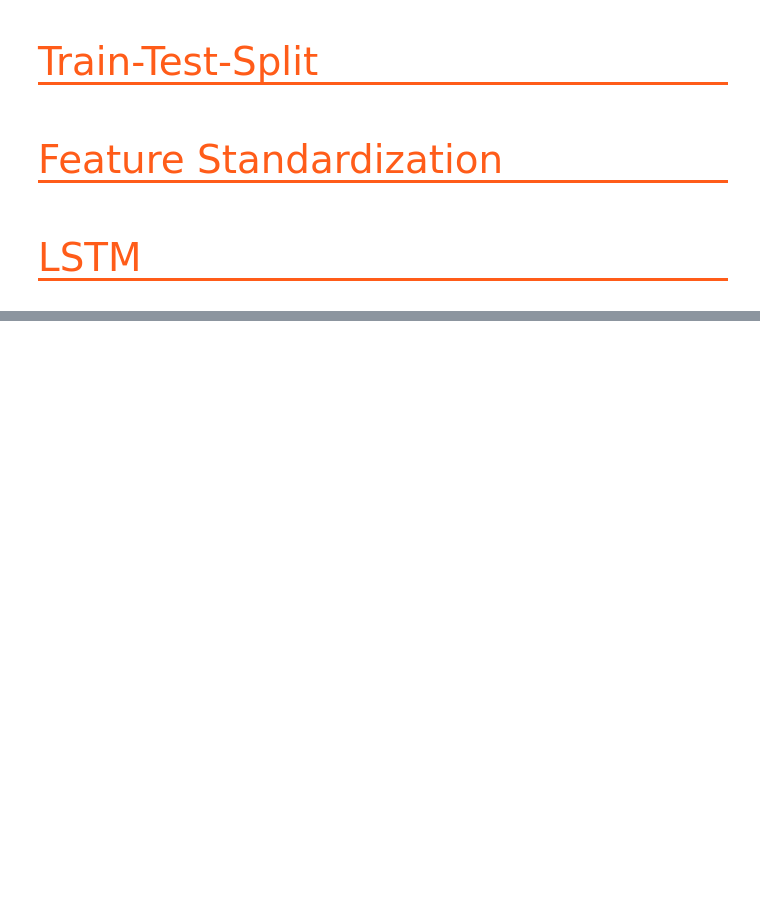
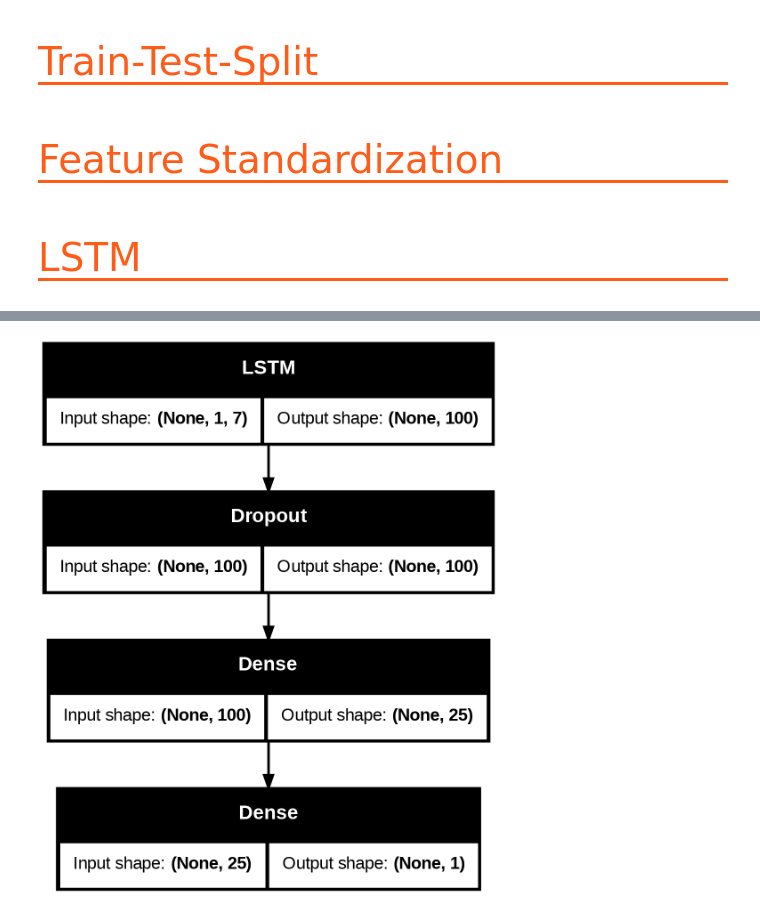
Before and after one commit to WeyoriJoshua/Projects, a Jupyter notebook: DIABETES_PREDICTION_LSTM.ipynb, the cells around one changed output, grey strips where cells are left out. Cells and saved outputs as stored; diff of their text form; code cells hidden in the pictures; blank space fills up the shorter version.

```diff
--- a/DIABETES_PREDICTION_LSTM.ipynb
+++ b/DIABETES_PREDICTION_LSTM.ipynb
@@ -313,0 +370,6 @@ plt.show()
+# %%
+from tensorflow.keras.utils import plot_model # Import plot_model from the correct location
+
+plot_model(lstm_model, to_file='model_plot.png', show_shapes=True)
+# %% [output]
+[figure, added]
```
Also changed, not shown: parts of 21 cells of this notebook.
